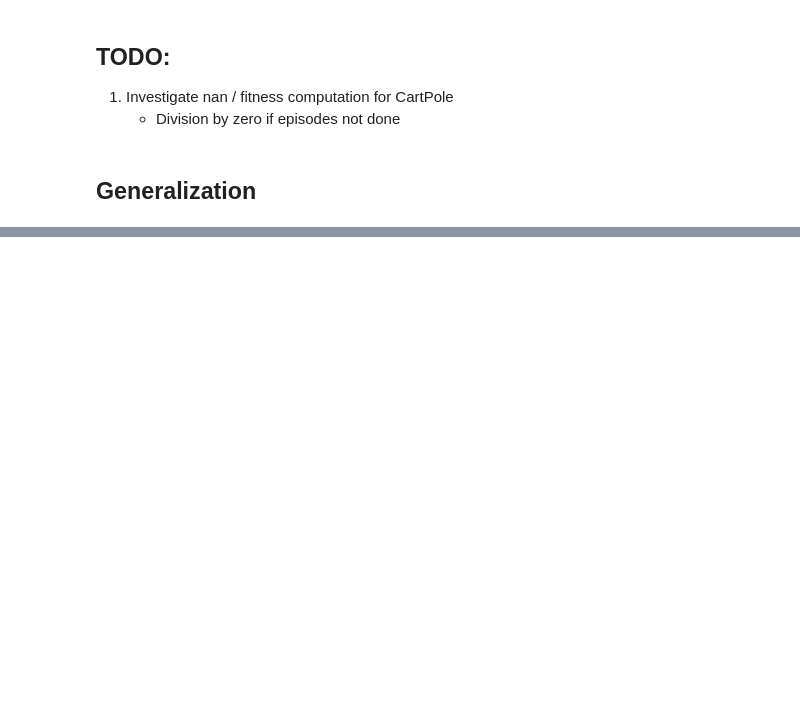
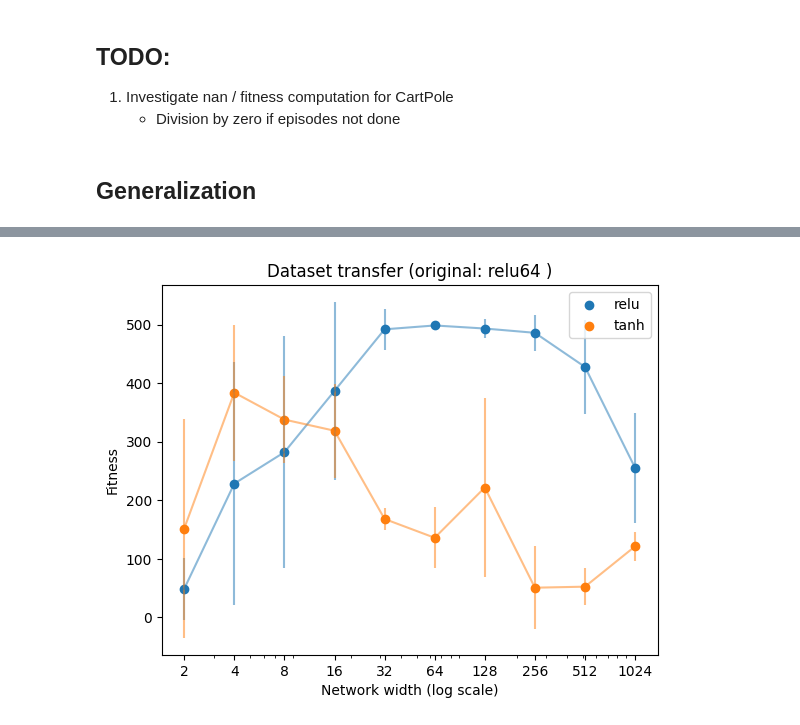
Before and after one commit to lupuandr/explainable-policies, a Jupyter notebook: notebooks/MPD_CartPole.ipynb, the cells around one changed output, grey strips where cells are left out. Cells and saved outputs as stored; diff of their text form; code cells hidden in the pictures; blank space fills up the shorter version.

```diff
--- a/notebooks/MPD_CartPole.ipynb
+++ b/notebooks/MPD_CartPole.ipynb
@@ -601,15 +391,17 @@ for width in width_list:
 # %%
 for activation, act_fit_list in fit_list.items():
     plt.scatter(width_list, [x.mean() for x in act_fit_list], label=activation)
 
     means = jnp.array([x.mean() for x in act_fit_list])
     stds = jnp.array([x.std() for x in act_fit_list])
 
     plt.errorbar(width_list, means, stds, alpha=0.5)
 plt.ylabel("Fitness")
 plt.xlabel("Network width (log scale)")
 plt.xscale("log")
 plt.xticks(width_list, width_list)
-plt.title("Synthetic dataset generalization (original width = 64)")
+plt.title(f"Dataset transfer (original: {config['ACTIVATION']}{config['WIDTH']} )")
 plt.legend()
 plt.show()
+# %% [output]
+[figure, added]
```
Also changed, not shown: parts of 19 cells of this notebook, 3 other files.
